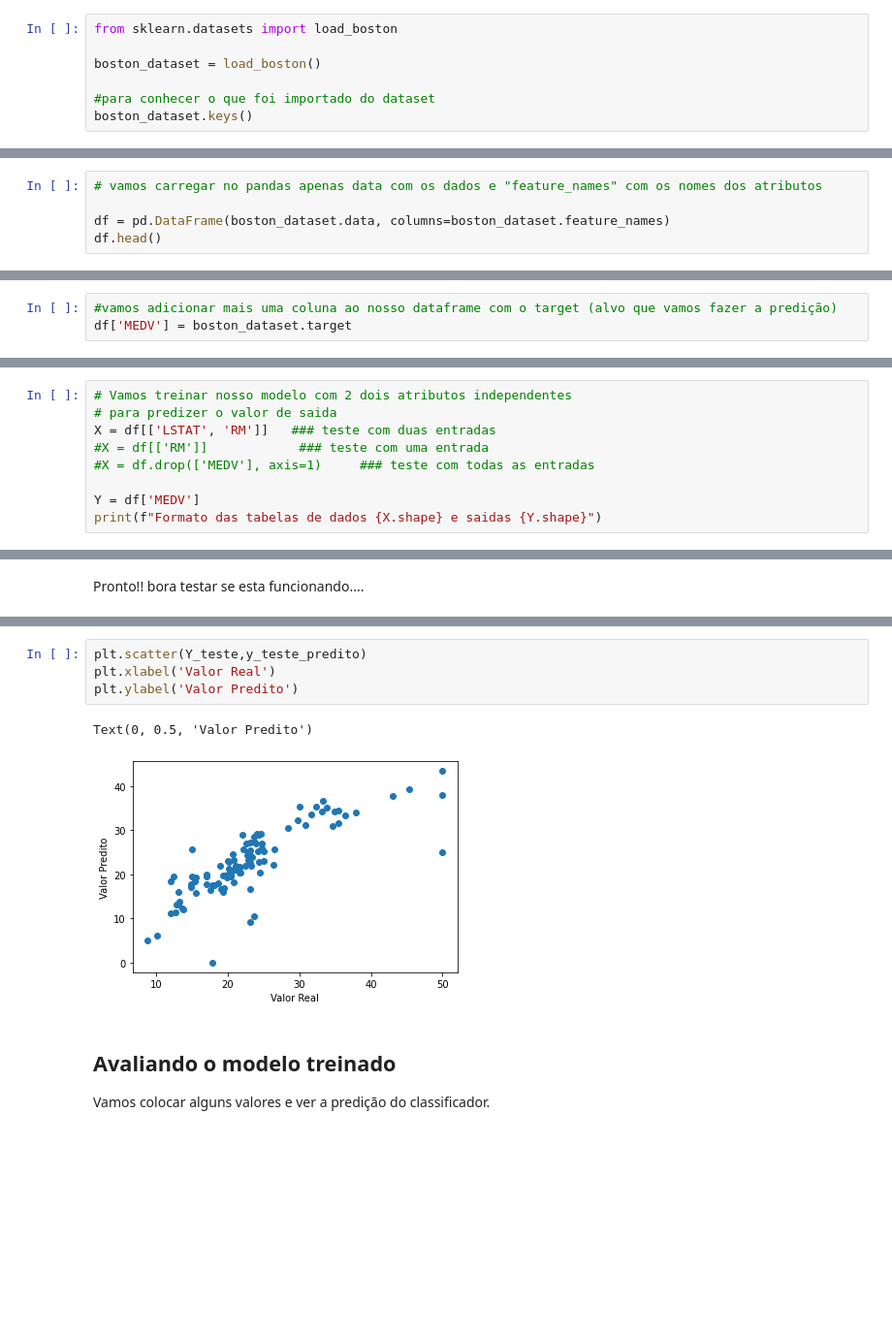
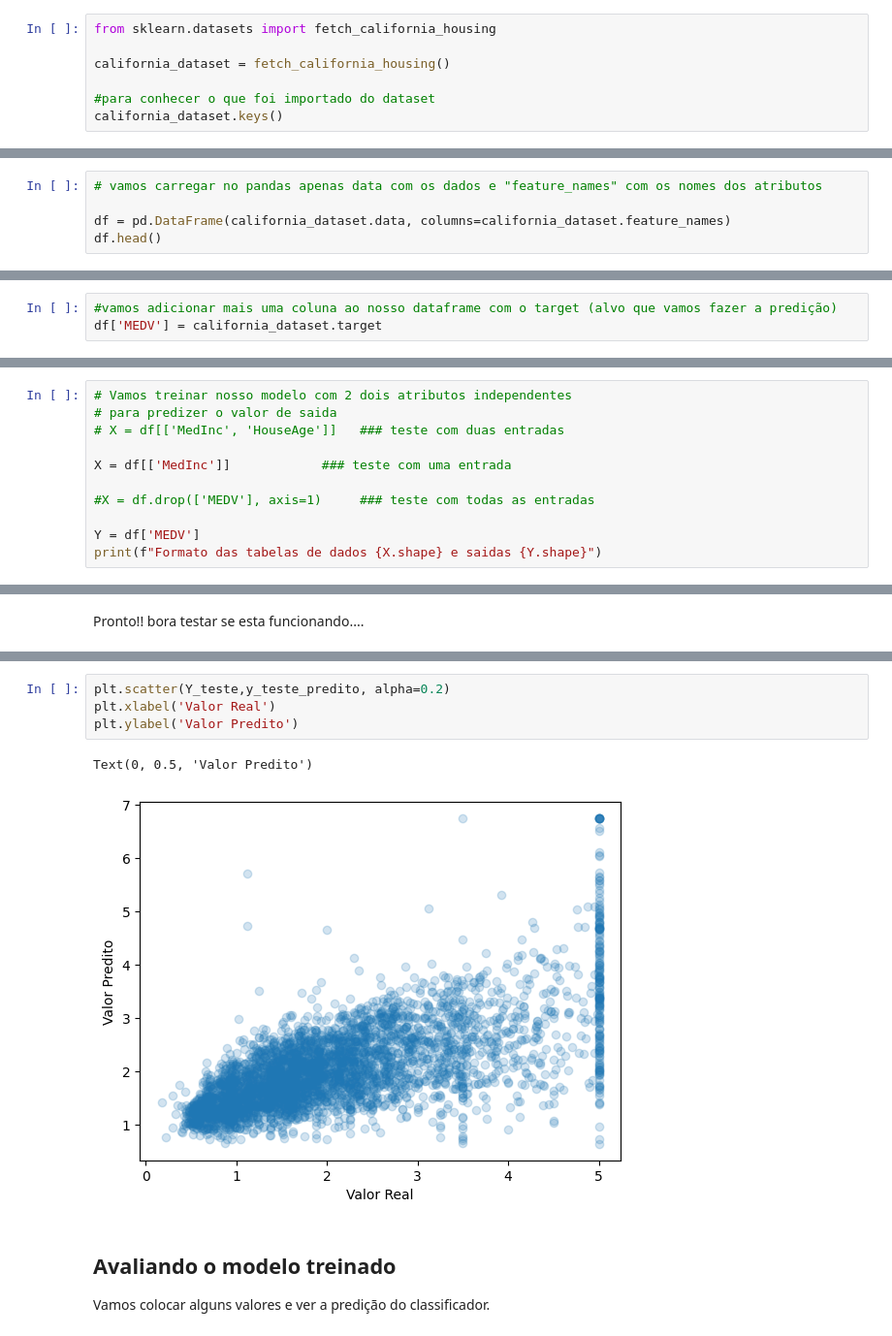
Before and after one commit to arnaldojr/DisruptiveArchitectures, a Jupyter notebook: material/aulas/IA/lab03/regressao.ipynb, the cells around one changed output, grey strips where cells are left out. Shown: that part at 97% size. Saved outputs shown, nothing was run; the diff lists cells and outputs as text; blank space fills up the shorter version.

```diff
--- a/material/aulas/IA/lab03/regressao.ipynb
+++ b/material/aulas/IA/lab03/regressao.ipynb
@@ -111,10 +91,10 @@ faça o import direto usando ***sklearn.datasets***
 
 caso queira, você pode fazer o downlod do dataset direto do site e importar em seu projeto.
 # %%
-from sklearn.datasets import load_boston
+from sklearn.datasets import fetch_california_housing
 
-boston_dataset = load_boston()
+california_dataset = fetch_california_housing()
 
 #para conhecer o que foi importado do dataset
-boston_dataset.keys()
+california_dataset.keys()
 # %% [output]
@@ -139,6 +102,6 @@ dict_keys(['data', 'target', 'feature_names', 'DESCR', 'filename', 'data_module'
 # %%
 # vamos carregar no pandas apenas data com os dados e "feature_names" com os nomes dos atributos
 
-df = pd.DataFrame(boston_dataset.data, columns=boston_dataset.feature_names)
+df = pd.DataFrame(california_dataset.data, columns=california_dataset.feature_names)
 df.head()
 # %% [output]
@@ -151,3 +114,3 @@ df.head()
 # %%
 #vamos adicionar mais uma coluna ao nosso dataframe com o target (alvo que vamos fazer a predição)
-df['MEDV'] = boston_dataset.target
+df['MEDV'] = california_dataset.target
@@ -245,8 +215,10 @@ Com essa etapa concluída, vamos criar um sub-dataset com os atributos que serã
 # %%
 # Vamos treinar nosso modelo com 2 dois atributos independentes
 # para predizer o valor de saida
-X = df[['LSTAT', 'RM']]   ### teste com duas entradas
-#X = df[['RM']]            ### teste com uma entrada
+# X = df[['MedInc', 'HouseAge']]   ### teste com duas entradas
+
+X = df[['MedInc']]            ### teste com uma entrada
+
 #X = df.drop(['MEDV'], axis=1)     ### teste com todas as entradas
 
 Y = df['MEDV']
@@ -360,10 +297,10 @@ Nossa equação é: Y_pred = 2.44 + -0.68 * X_LSTAT + 4.58 * X_RM
 # %%
-plt.scatter(Y_teste,y_teste_predito)
+plt.scatter(Y_teste,y_teste_predito, alpha=0.2)
 plt.xlabel('Valor Real')
 plt.ylabel('Valor Predito')
 # %% [output]
 Text(0, 0.5, 'Valor Predito')
-[figure, old version]
+[figure, new version]
 # %% [markdown]
 ## Avaliando o modelo treinado
 
```
Also changed, not shown: parts of 31 cells of this notebook, 5 other files.
